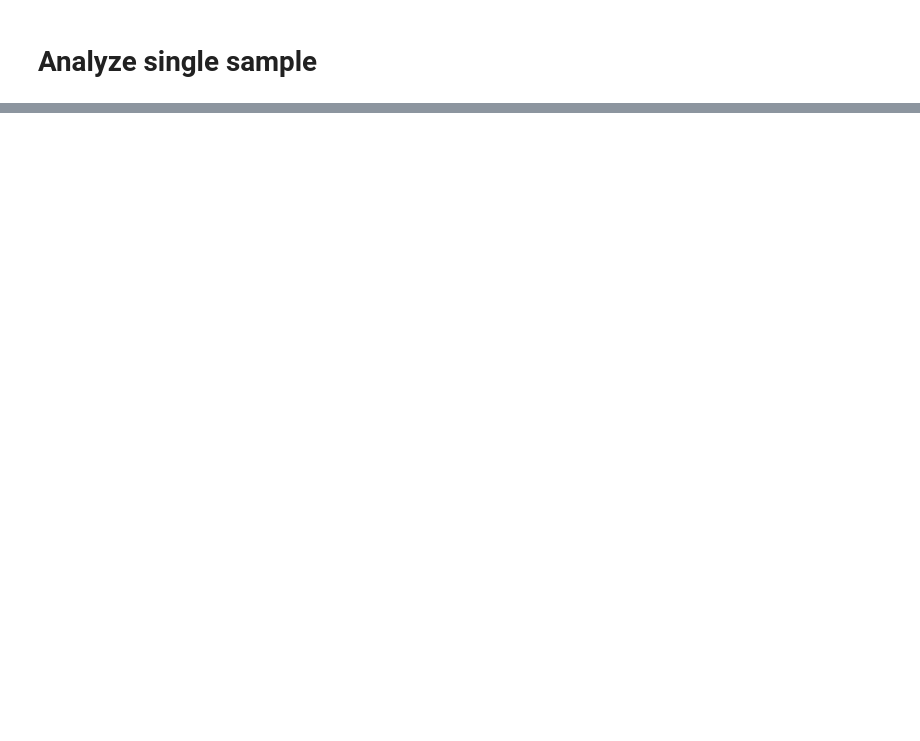
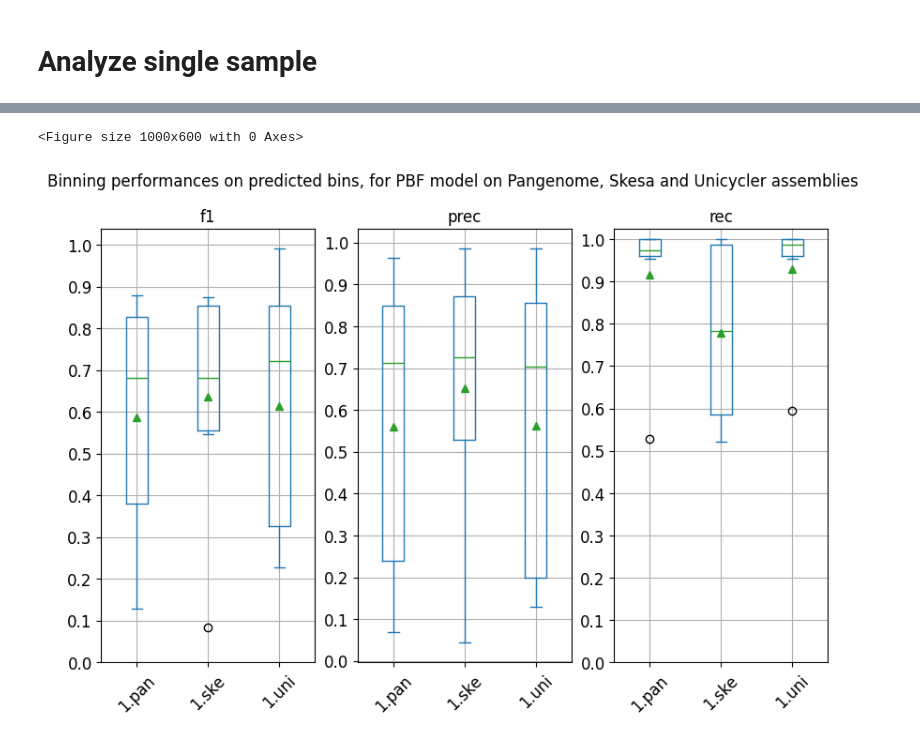
Before and after one commit to msgr0/pangebin, a Jupyter notebook: analysis.ipynb, the cells around one changed output, grey strips where cells are left out. Saved outputs shown, nothing was run; the diff lists cells and outputs as text; code cells hidden in the pictures; blank space fills up the shorter version.

```diff
--- a/analysis.ipynb
+++ b/analysis.ipynb
@@ -126,3 +98,12 @@ plot_1 = df_binning.loc[df_binning["bintype"]=='pred'].plot.box(by=["tool"], fig
+# %%
+#Plotting pdf.bintype=pred
+plt.figure(figsize=(10, 6))
+plt.show()
+
+plot_1a = df_binning_mix.plot.box(by=["tool"], figsize=(10, 6), rot=45, fontsize=12, grid=True, showmeans=True, showfliers=True, yticks=np.arange(0, 1.1, 0.1), title="Binning performances on predicted bins, for PBF model on Pangenome, Skesa and Unicycler assemblies")
+# %% [output]
+<Figure size 1000x600 with 0 Axes>
+[figure, added]
 # %%
 plot_2 = df_binning.loc[df_binning["tool"]=='1.pan'].plot.box(by=["bintype"], figsize=(10, 6), rot=45, fontsize=12, grid=True, showmeans=True, showfliers=False, yticks=np.arange(0, 1.1, 0.1), title = "Binning performances of PBF model on Pangenome; nve: naive bins, ovl: graph-overlapping bins, pred: predicted bins")
 # %% [output]
```
Also changed, not shown: parts of 7 cells of this notebook, 6 other files.
